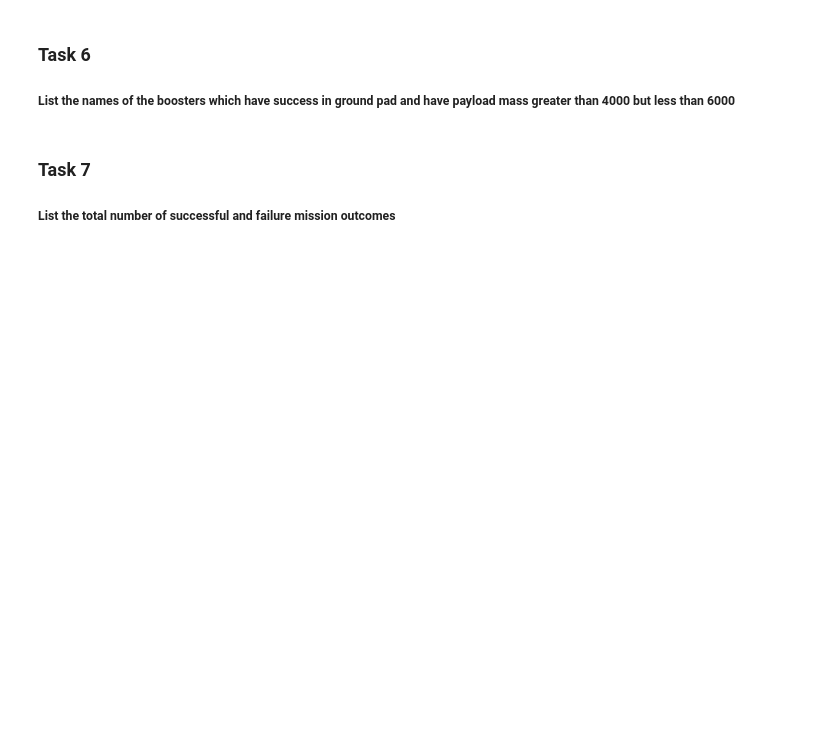
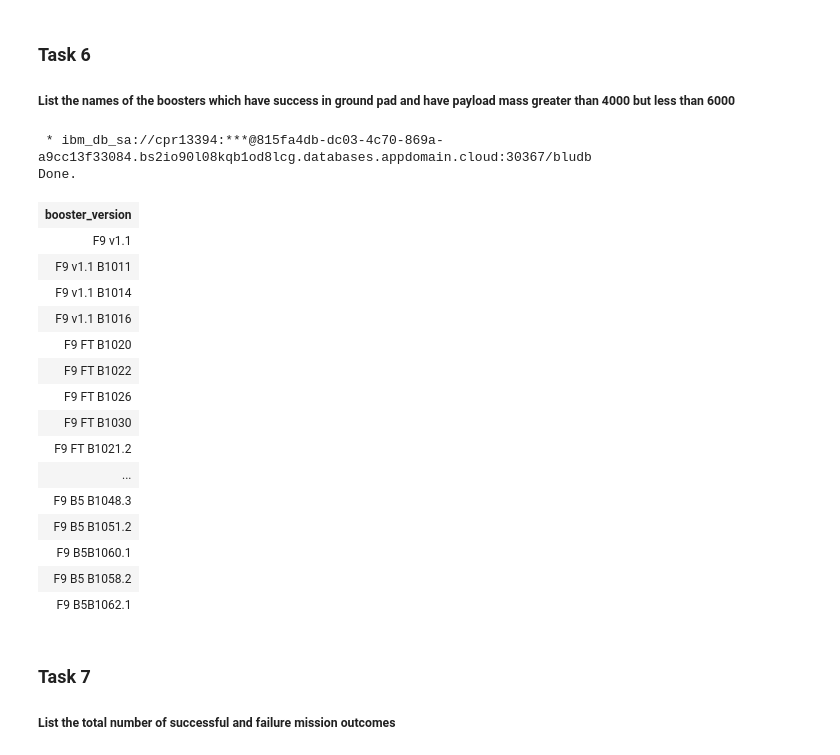
Before and after one commit to ousodaniel/ds-ml-capstone-IBM, a Jupyter notebook: exploratory-data-analysis.ipynb, the cells around one changed output. Saved outputs shown, nothing was run; the diff lists cells and outputs as text; code cells hidden in the pictures; blank space fills up the shorter version.

```diff
--- a/exploratory-data-analysis.ipynb
+++ b/exploratory-data-analysis.ipynb
@@ -133,6 +229,30 @@ Now write and execute SQL queries to solve the assignment tasks.
 ### Task 6
 
 ##### List the names of the boosters which have success in ground pad  and have payload mass greater than 4000 but less than 6000
+# %%
+%%sql
+SELECT booster_version
+FROM SPACEXDATASET
+WHERE mission_outcome='Success' AND payload_mass__kg_ BETWEEN 4000 AND 6000
+# %% [output]
+ * ibm_db_sa://cpr13394:***@815fa4db-dc03-4c70-869a-a9cc13f33084.bs2io90l08kqb1od8lcg.databases.appdomain.cloud:30367/bludb
+Done.
+| booster_version |
+| F9 v1.1 |
+| F9 v1.1 B1011 |
+| F9 v1.1 B1014 |
+| F9 v1.1 B1016 |
+| F9 FT B1020 |
+| F9 FT B1022 |
+| F9 FT B1026 |
+| F9 FT B1030 |
+| F9 FT B1021.2 |
+| ... |
+| F9 B5 B1048.3 |
+| F9 B5 B1051.2 |
+| F9 B5B1060.1 |
+| F9 B5 B1058.2 |
+| F9 B5B1062.1 |
 # %% [markdown]
 ### Task 7
 
```
Also changed, not shown: parts of 15 cells of this notebook.
